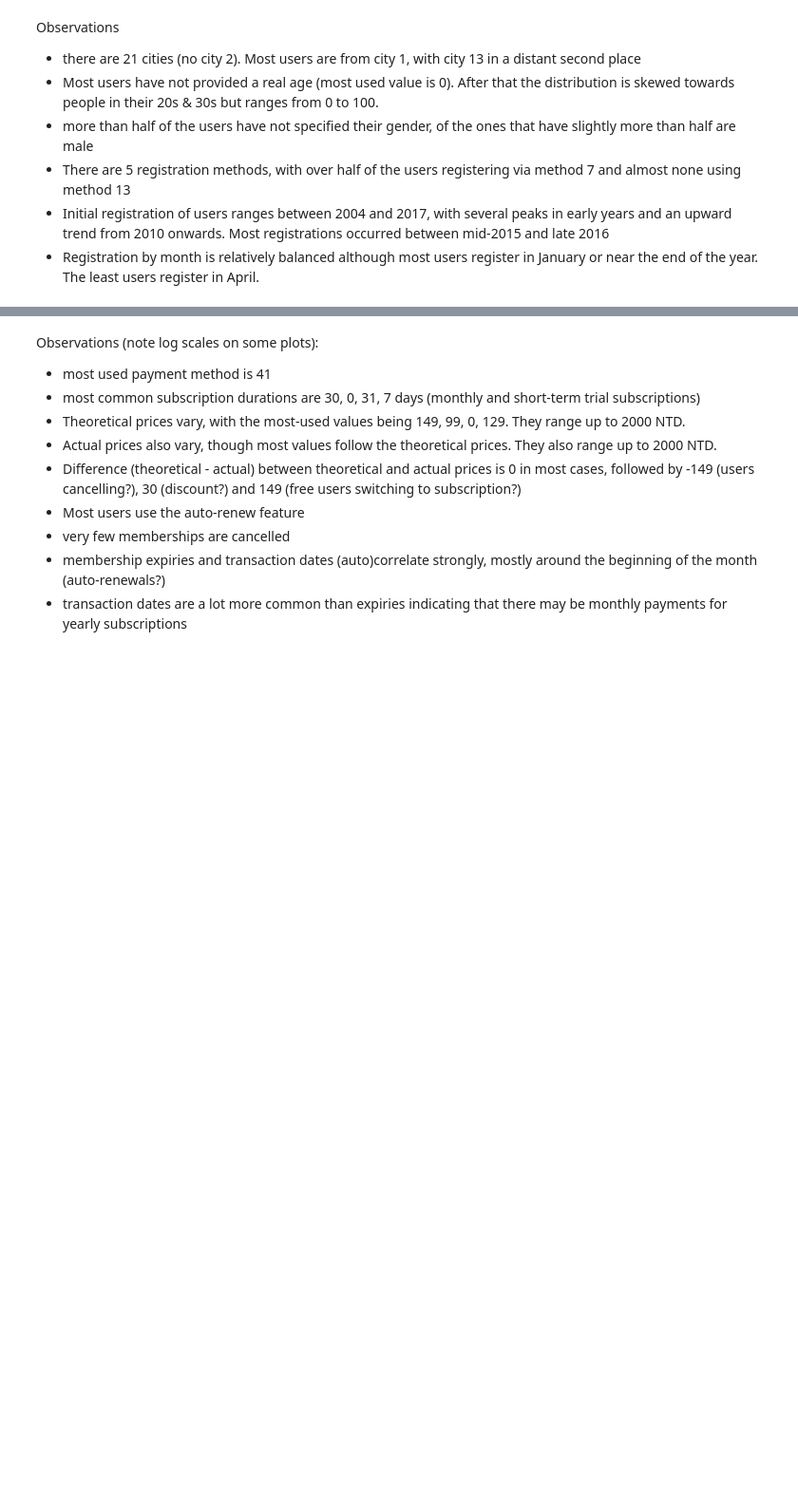
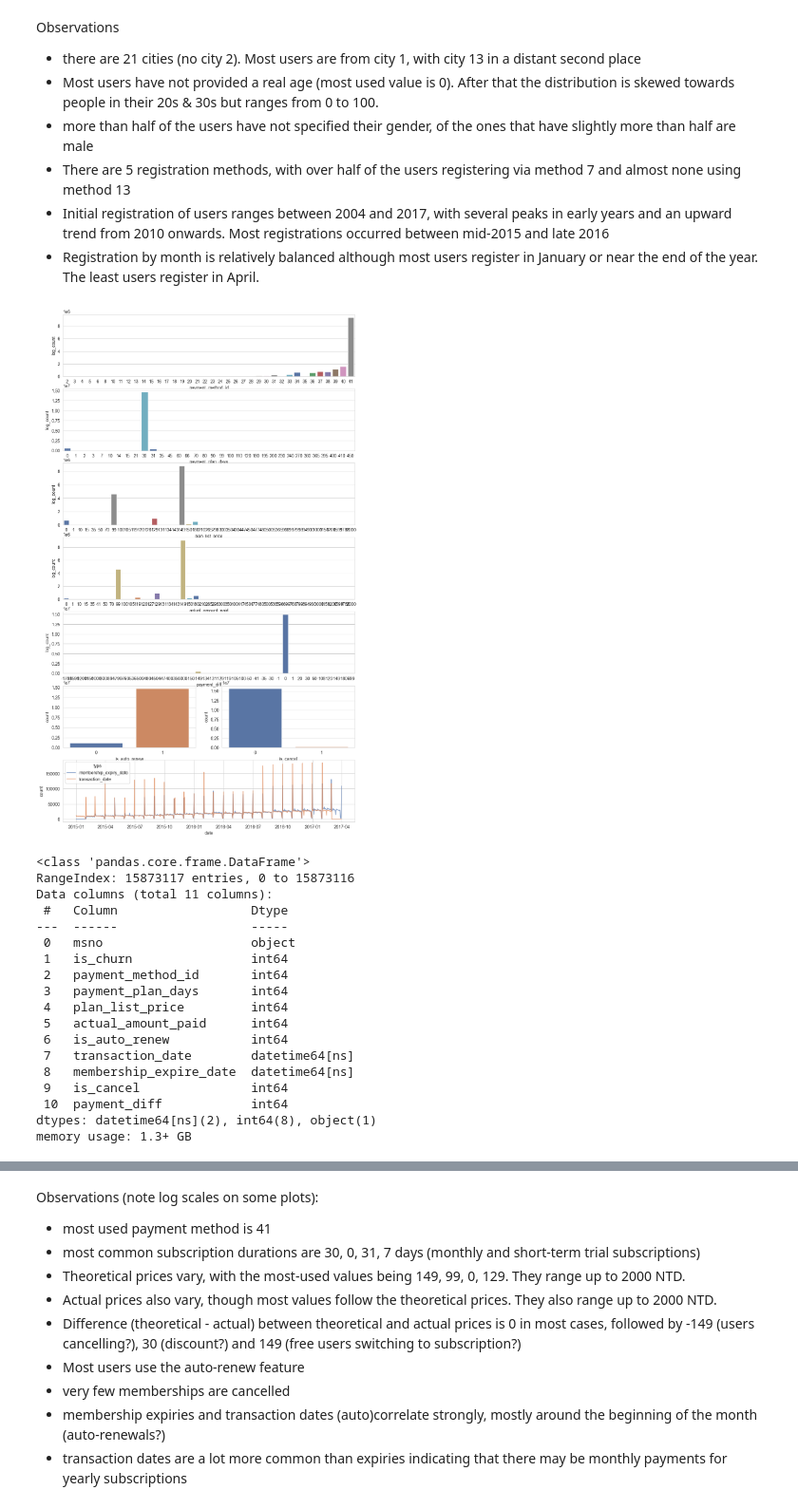
Before and after one commit to AKochUVA/thesis, a Jupyter notebook: notebooks/EDA_KKBox.ipynb, the cells around one changed output, grey strips where cells are left out. Shown at 95% size. Drawn from its saved outputs; the diff is of its cells as text; code cells hidden in the pictures; blank space fills up the shorter version.

```diff
--- a/notebooks/EDA_KKBox.ipynb
+++ b/notebooks/EDA_KKBox.ipynb
@@ -263,57 +358,77 @@ plt.figure(figsize=(12,21))
 # Payment Method
 plt.subplot(7,1,1)
 sns.countplot(data=transactions, x='payment_method_id', hue='payment_method_id', palette='deep',legend=False)
-plt.yscale('log')
+#plt.yscale('log')
 plt.ylabel('log_count')
 
 # Subscription Duration (days)
 plt.subplot(7,1,2)
 sns.countplot(data=transactions, x='payment_plan_days', hue='payment_plan_days', palette='deep', legend=False)
-plt.yscale('log')
+#plt.yscale('log')
 plt.ylabel('log_count')
 
 # Theoretical Payment
 plt.subplot(7,1,3)
 sns.countplot(data=transactions, x='plan_list_price', hue='plan_list_price', palette='deep', legend=False)
-plt.yscale('log')
+#plt.yscale('log')
 plt.ylabel('log_count')
 
 # Actual Payment
 plt.subplot(7,1,4)
 sns.countplot(data=transactions, x='actual_amount_paid', hue='actual_amount_paid', palette='deep', legend=False)
-plt.yscale('log')
+#plt.yscale('log')
 plt.ylabel('log_count')
 
 # Difference in Payment
 transactions['payment_diff'] = transactions['plan_list_price'] - transactions['actual_amount_paid']
 plt.subplot(7,1,5)
 sns.countplot(data=transactions, x='payment_diff', hue='payment_diff', palette='deep', legend=False)
-plt.yscale('log')
+#plt.yscale('log')
 plt.ylabel('log_count')
 
 # Auto-Renewing
 plt.subplot(7, 2, 11)
 sns.countplot(data=transactions, x='is_auto_renew', hue='is_auto_renew', palette='deep', legend=False)
 
 # Cancellation
 plt.subplot(7, 2, 12)
 sns.countplot(data=transactions, x='is_cancel', hue='is_cancel', palette='deep', legend=False)
 
 # Transaction dates and Membership expiry dates
 plt.subplot(7, 1, 7)
 members_expiry_dates = transactions['membership_expire_date'].value_counts().reset_index()
 transaction_dates = transactions['transaction_date'].value_counts().reset_index()
 merged_dates = pd.merge(members_expiry_dates, transaction_dates, how='outer', left_on='membership_expire_date', right_on='transaction_date')
 merged_dates = merged_dates.fillna(value=0)
 merged_dates['date'] = merged_dates['membership_expire_date']
 merged_dates = merged_dates.drop(['membership_expire_date', 'transaction_date'], axis=1)
 merged_dates[['membership_expiry_date', 'transaction_date']] = merged_dates[['count_x', 'count_y']].astype('int64')
 merged_dates = pd.melt(merged_dates, id_vars=['date'],
                        value_vars=['membership_expiry_date', 'transaction_date'],
                        value_name='count', var_name='type')
 sns.lineplot(data=merged_dates, x='date', y='count', hue='type', palette='deep', legend=True, alpha=0.7)
 
 plt.show()
 
 
 transactions.info()
+# %% [output]
+[figure, added]
+<class 'pandas.core.frame.DataFrame'>
+RangeIndex: 15873117 entries, 0 to 15873116
+Data columns (total 11 columns):
+ #   Column                  Dtype
+---  ------                  -----
+ 0   msno                    object
+ 1   is_churn                int64
+ 2   payment_method_id       int64
+ 3   payment_plan_days       int64
+ 4   plan_list_price         int64
+ 5   actual_amount_paid      int64
+ 6   is_auto_renew           int64
+ 7   transaction_date        datetime64[ns]
+ 8   membership_expire_date  datetime64[ns]
+ 9   is_cancel               int64
+ 10  payment_diff            int64
+dtypes: datetime64[ns](2), int64(8), object(1)
+memory usage: 1.3+ GB
```
Also changed, not shown: parts of 19 cells of this notebook, 2 other files.
